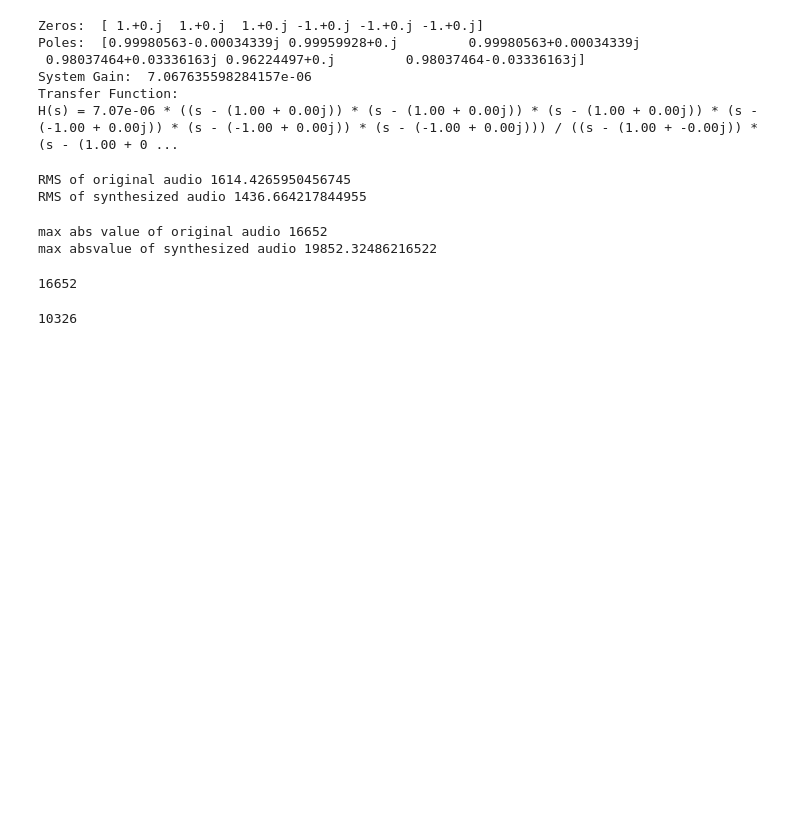
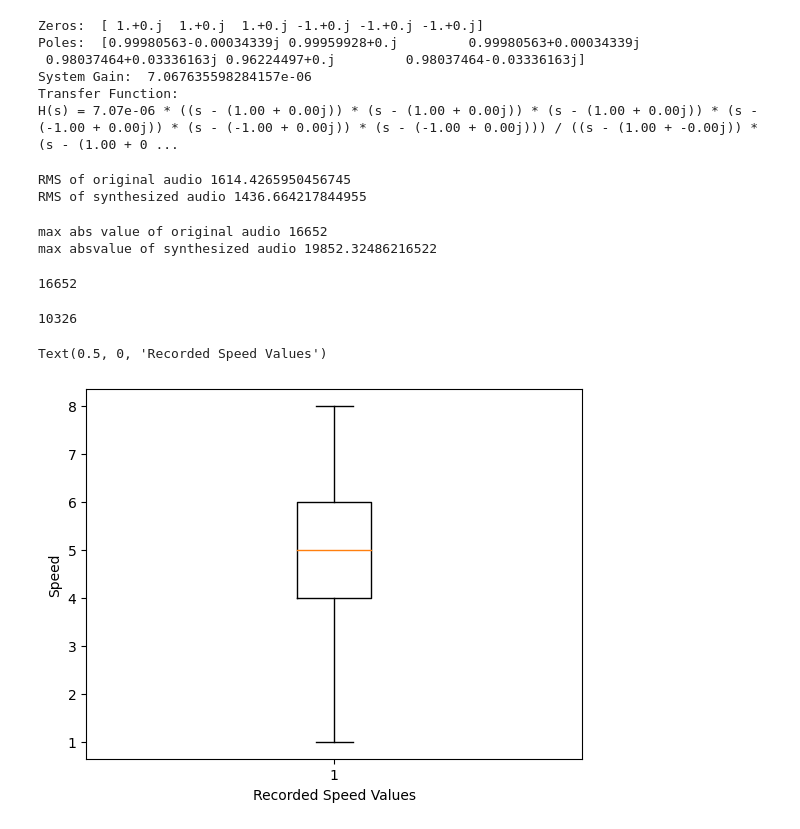
Before and after one commit to Ryan-Jing/EMG-Filter, a Jupyter notebook: Part_2/graph_synth_voice.ipynb, the cells around one changed output. Saved outputs shown, nothing was run; the diff lists cells and outputs as text; code cells hidden in the pictures; blank space fills up the shorter version.

```diff
--- a/Part_2/graph_synth_voice.ipynb
+++ b/Part_2/graph_synth_voice.ipynb
@@ -163,3 +163,11 @@ np.max(np.abs(original_data))
 np.max(original_data)
 # %% [output]
 10326
+# %%
+speed_values = [1,2,3,4,4,4,4,4,5,5,5,6,6,6,6,6,6,7,6,5,5,4,2,8,]
+plt.boxplot(speed_values)
+plt.ylabel("Speed")
+plt.xlabel("Recorded Speed Values")
+# %% [output]
+Text(0.5, 0, 'Recorded Speed Values')
+[figure, added]
```
Also changed, not shown: parts of 1 cell of this notebook, 1 other file.
